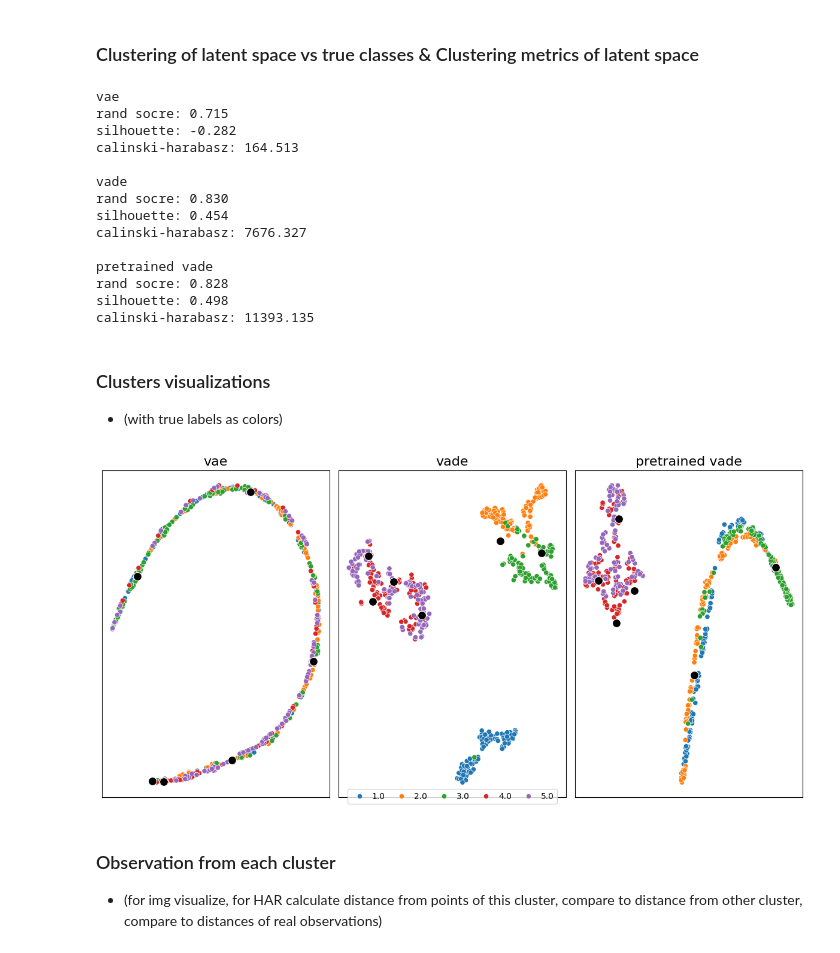
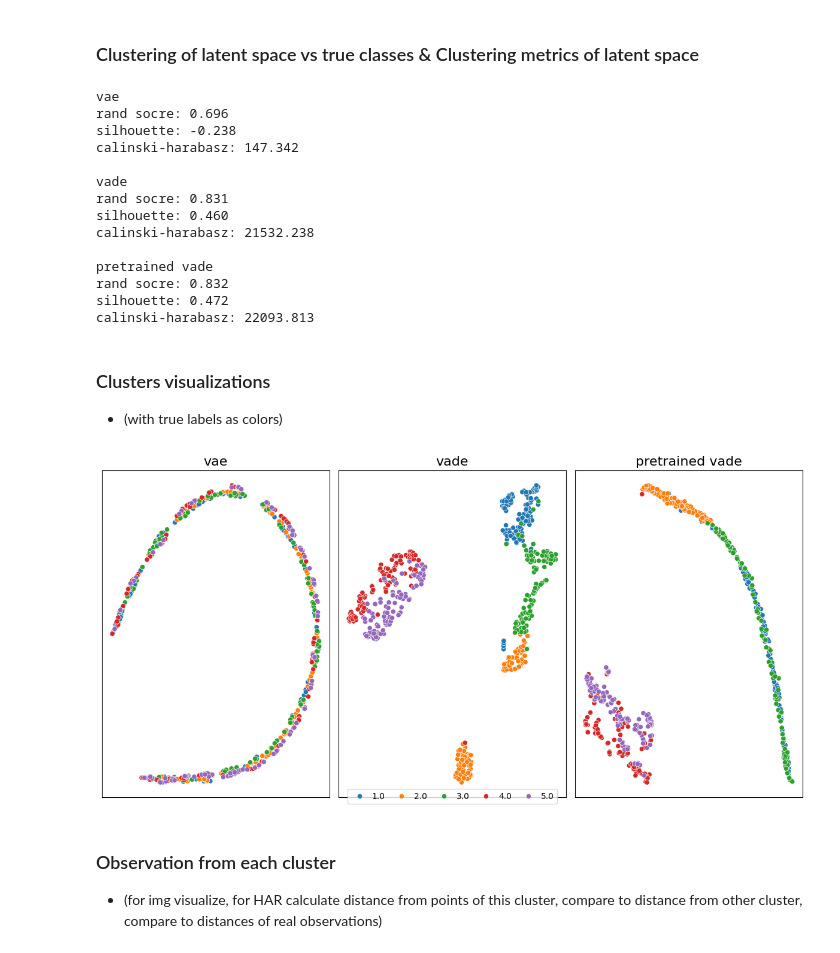
Before and after one commit to azoz01/muml_vade, a Jupyter notebook: results_har.ipynb, the cells around one changed output. Drawn from its saved outputs; the diff is of its cells as text; code cells hidden in the pictures.

```diff
--- a/results_har.ipynb
+++ b/results_har.ipynb
@@ -45,5 +45,5 @@ vade_pre = (
 models = [vae, vade, vade_pre]
 models_names = ["vae", "vade", "pretrained vade"]
 # %%
-dataset = DATASETS[dataset_name]["test"]
+dataset = DATASETS[dataset_name]["train"]
 dataloader = DataLoader(dataset, 32)
@@ -88,19 +96,19 @@ for idx, model_name in enumerate(models_names):
     print(f"calinski-harabasz: {calinski_harabasz_score(latent_representations, clusters).item():.3f}\n")
 # %% [output]
 vae
-rand socre: 0.715
-silhouette: -0.282
-calinski-harabasz: 164.513
+rand socre: 0.696
+silhouette: -0.238
+calinski-harabasz: 147.342
 
 vade
-rand socre: 0.830
-silhouette: 0.454
-calinski-harabasz: 7676.327
+rand socre: 0.831
+silhouette: 0.460
+calinski-harabasz: 21532.238
 
 pretrained vade
-rand socre: 0.828
-silhouette: 0.498
-calinski-harabasz: 11393.135
+rand socre: 0.832
+silhouette: 0.472
+calinski-harabasz: 22093.813
 # %% [markdown]
 ### Clusters visualizations
 * (with true labels as colors)
@@ -129,35 +137,35 @@ for idx, model_name in enumerate(models_names):
 # %%
 
 fig, ax = plt.subplots(figsize=(12, 6), ncols=3)
 for idx, model_name in enumerate(models_names):
     sns.scatterplot(
         x=reduced_data_m[idx][:, 0][stratified_sample_true_labels_m[idx] > -1],
         y=reduced_data_m[idx][:, 1][stratified_sample_true_labels_m[idx] > -1],
         hue=stratified_sample_true_labels_m[idx][stratified_sample_true_labels_m[idx] > -1].tolist(),
         palette="tab10",
         ax=ax[idx],
         legend=True if idx == 0 else False
     )
-    sns.scatterplot(
-        x=reduced_data_m[idx][:, 0][stratified_sample_true_labels_m[idx] == -2],
-        y=reduced_data_m[idx][:, 1][stratified_sample_true_labels_m[idx] == -2],
-        color='black',
-        s=100,
-        ax=ax[idx],
-        legend=False
-    )
+    # sns.scatterplot(
+    #     x=reduced_data_m[idx][:, 0][stratified_sample_true_labels_m[idx] == -2],
+    #     y=reduced_data_m[idx][:, 1][stratified_sample_true_labels_m[idx] == -2],
+    #     color='black',
+    #     s=100,
+    #     ax=ax[idx],
+    #     legend=False
+    # )
 
     ax[idx].set_title(model_name, fontsize=16)
     ax[idx].set_xticks([])
     ax[idx].set_yticks([])
 
 ax[0].legend_.remove()
 fig.legend(ncol=n_clusters, loc='lower center',
     columnspacing=1.0,
     handletextpad=0.5)
 plt.tight_layout()
 # %% [output]
-[figure, old version]
+[figure, new version]
 # %% [markdown]
 ### Observation from each cluster
 * (for img visualize, for HAR calculate distance from points of this cluster, compare to distance from other cluster, compare to distances of real observations)
```
Also changed, not shown: parts of 1 cell of this notebook, 1 other file.
